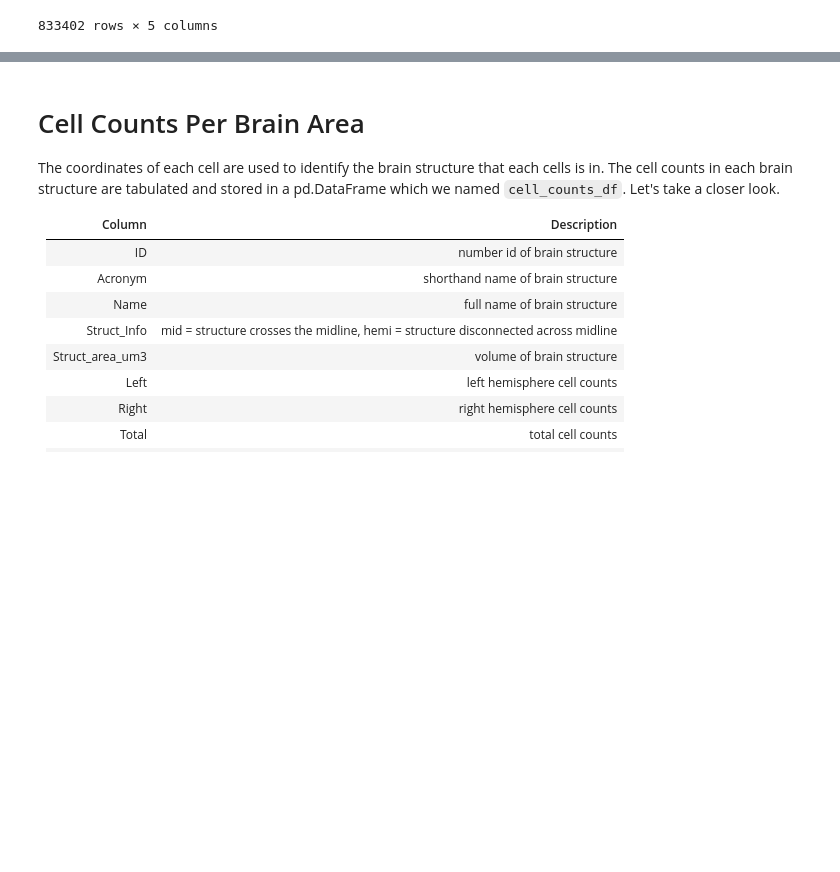
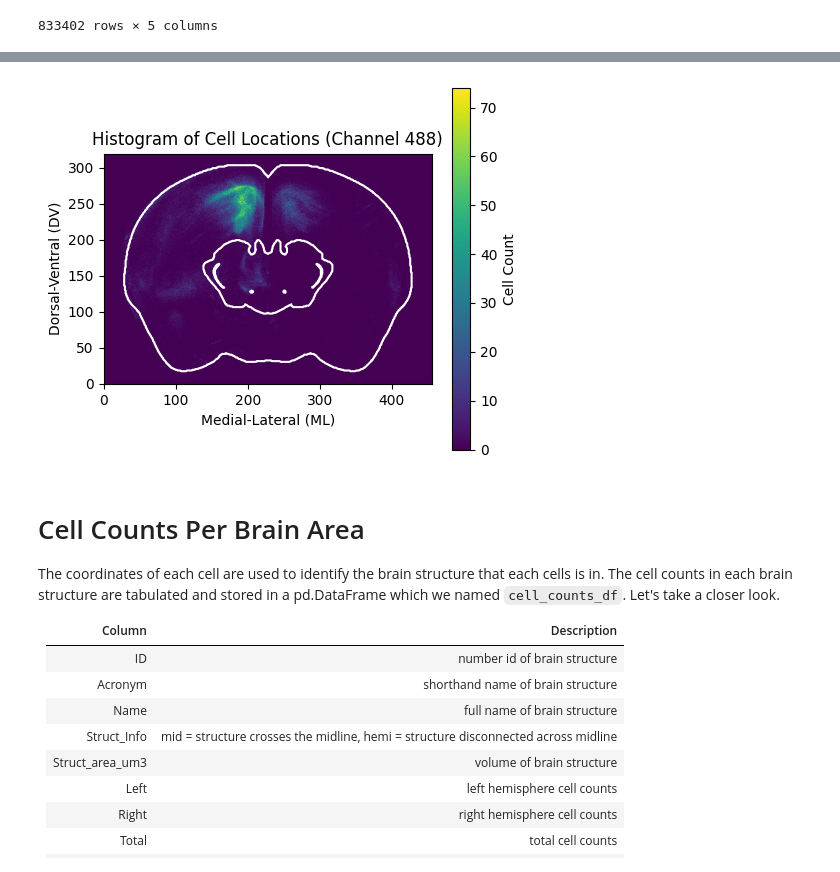
Before and after one commit to leesuyee/mesoscale-connectivity-tutorial, a Jupyter notebook: mesoscale_connectivity_coding_activity.ipynb, the cells around one changed output, grey strips where cells are left out. Drawn from its saved outputs; the diff is of its cells as text; code cells hidden in the pictures; blank space fills up the shorter version.

```diff
--- a/mesoscale_connectivity_coding_activity.ipynb
+++ b/mesoscale_connectivity_coding_activity.ipynb
@@ -464,0 +472,52 @@ cell_coords_df
+# %%
+# Plot heatmap of cell counts in the brain
+ch = channels[1] # select a channel
+plane =  250 # anterior-posterior slice to plot
+window = 100 # slice window bounds
+roiList = ["root", "TH"] # brain structures to plot
+
+# set figure parameters
+fig, ax = plt.subplots(figsize=(5, 4))
+
+cellLocs = cell_coords_df[cell_coords_df.channel == ch]
+# generate the histogram of cell coordinates
+planeLocs = cellLocs.loc[(cellLocs['AP'] >= plane - window) & (cellLocs['AP'] <= plane + window), :] # filter cellLocs to coordinates within AP slice bounds
+
+# calculate bins for histogram
+xbins = np.arange(0, atlas.get_structure_mask("root").shape[2], 1)
+ybins = np.arange(0, atlas.get_structure_mask("root").shape[1], 1)
+
+# create histogram of ML, DV coordinates
+hist, xedges, yedges = np.histogram2d(
+    planeLocs[planeLocs['channel'] == ch]["ML"],
+    planeLocs[planeLocs['channel'] == ch]["DV"],
+    bins=(xbins, ybins))
+
+# overlay the heatmap
+extent = [xedges[0], xedges[-1], yedges[0], yedges[-1]]
+heatmap = ax.imshow(
+    hist.T,  # transpose because imshow expects (rows, cols)
+    extent=extent,
+    origin="upper",
+    cmap="viridis",
+    alpha=1)
+
+# generate contour outlines for brain structures
+for roi in roiList:
+    roi_mask = atlas.get_structure_mask(roi) # creates a binary array the size of the brain, mask out brain structures of interest
+    ax.contour(roi_mask[plane, :, :],
+        levels=[0.5],
+        colors="white",
+        linewidths=1.5,
+        origin="upper") # plotting features for structure outline
+
+# add colorbar and labels
+cbar = plt.colorbar(heatmap, ax=ax)
+cbar.set_label("Cell Count")
+plt.title(f"Histogram of Cell Locations (Channel {ch})")
+plt.xlabel("Medial-Lateral (ML)")
+plt.ylabel("Dorsal-Ventral (DV)")
+
+plt.tight_layout()
+plt.show()
+# %% [output]
@@ -465,3 +525,4 @@ cell_coords_df
+[figure, added]
 # %% [markdown]
 # Cell Counts Per Brain Area
 
```
Also changed, not shown: parts of 5 cells of this notebook.
